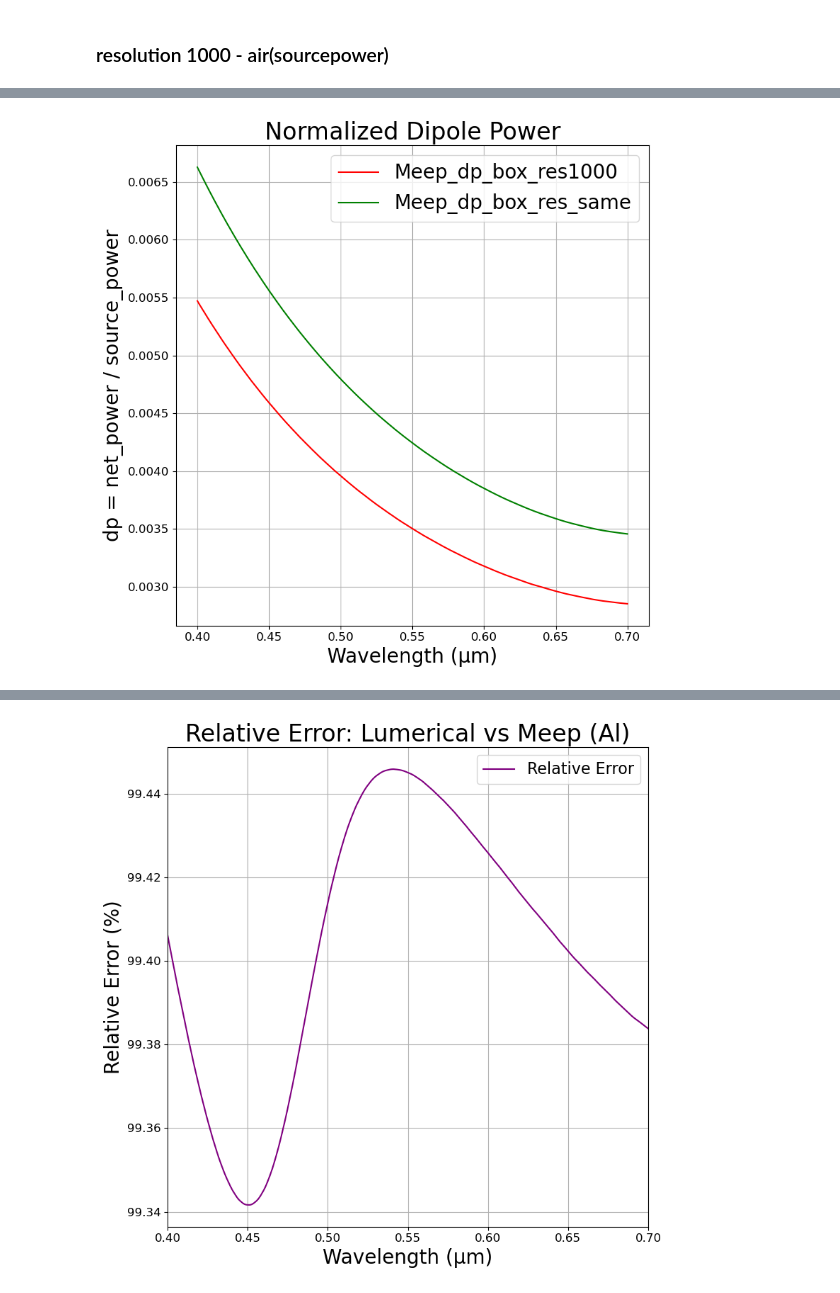
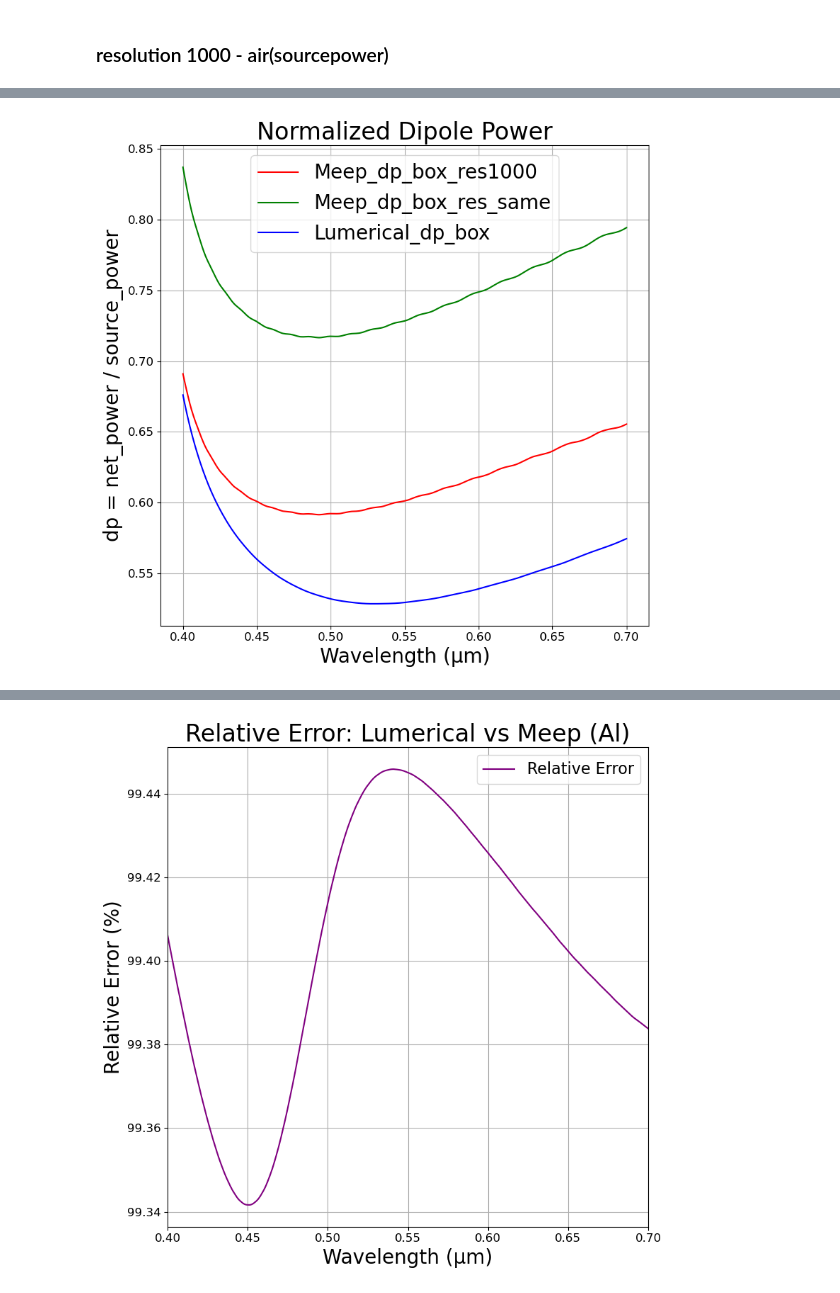
Before and after one commit to M2nion/EIDL, a Jupyter notebook: Tool/Meep/LGD/Meep code/OLED structure/Layer by Layer check/OLED_update_LBL.ipynb, the cells around one changed output, grey strips where cells are left out. Cells and saved outputs as stored; diff of their text form; code cells hidden in the pictures.

```diff
--- a/Tool/Meep/LGD/Meep code/OLED structure/Layer by Layer check/OLED_update_LBL.ipynb
+++ b/Tool/Meep/LGD/Meep code/OLED structure/Layer by Layer check/OLED_update_LBL.ipynb
@@ -184,14 +184,14 @@ sources = [mp.Source(
         component=mp.Ex,
         center=source_center,
         size=mp.Vector3(0,0,0),
-        amplitude = 0.1
+        # amplitude = 0.1
 )]
 # %%
 # === 시뮬레이션 설정 === #
-sim_fitting_Al = mp.Simulation(
+sim_fitting = mp.Simulation(
     cell_size=cell_size,
     boundary_layers=boundary_layers,
-    geometry=geometry_fitting_Al[:1],
+    geometry=geometry_fitting_Al[2:3],
     default_material=mp.Medium(index = 1),
     sources=sources,
     resolution=resolution,
@@ -231,7 +222,7 @@ focus_f_max = 1/focus_lambda_min
 fcen_monitor = 0.5 * (focus_f_min + focus_f_max)
 df_monitor = focus_f_max - focus_f_min
 
-box_power_fitting_Al = sim_fitting_Al.add_flux(
+box_power_fitting = sim_fitting.add_flux(
     fcen_monitor, df_monitor, nfreq,
     mp.FluxRegion(center=source_center - mp.Vector3(offset, 0, 0),
                   size=mp.Vector3(0, flux_size),
@@ -253,8 +244,8 @@ box_power_fitting_Al = sim_fitting_Al.add_flux(
 
 # sim_fitting_Al.run(until_after_sources = mp.stop_when_fields_decayed(1e-5, mp.Ex, source_center, 0), until = 200)
 
-sim_fitting_Al.run(until = 20)
-net_power_fitting_al = mp.get_fluxes(box_power_fitting_Al)
+sim_fitting.run(until = 20)
+net_power_fitting = mp.get_fluxes(box_power_fitting)
 # %% [output]
 -----------
 Initializing structure...
@@ -293,7 +289,7 @@ CSV 파일 저장 완료: sourcepower_res100.csv
 import numpy as np
 from pathlib import Path
 
-csv_path = Path("/home/min/EIDL/Tool/Meep/LGD/Meep code/OLED structure/Layer by Layer check/RESOLUTION/Only_Al.csv")
+csv_path = Path("/home/min/EIDL/Tool/Meep/LGD/Meep code/OLED structure/Layer by Layer check/only_andp.txt")
 
 # CSV 파일 불러오기
 lumerical_data = np.genfromtxt(csv_path, delimiter=",")
@@ -312,40 +308,39 @@ air_1000_data = np.genfromtxt(csv_path, delimiter=",", skip_header=1)
 air_1000 = air_1000_data[:, 1]
 # %%
 # dp_box / sourcepower 정규화
-dp_fitting_al = np.array(net_power_fitting_al) / air_1000
-dp_fitting_al_100 = np.array(net_power_fitting_al) / src_power
+dp_fitting = np.array(net_power_fitting) / air_1000
+dp_fitting_100 = np.array(net_power_fitting) / src_power
 
-wavelengths = 1 / np.array(mp.get_flux_freqs(box_power_fitting_Al))
+wavelengths = 1 / np.array(mp.get_flux_freqs(box_power_fitting))
 
 plt.figure(figsize=(8, 8))
 
 # plot 순서
-plt.plot(wavelengths, dp_fitting_al, label='Meep_dp_box_res1000', color='red')
-plt.plot(wavelengths, dp_fitting_al_100, label='Meep_dp_box_res_same', color='green')
-# plt.plot(wavelengths, lumerical, label='Lumerical_dp_box', color='blue')
-
-# plt.plot(wavelength_sliced_al_nofunc, Al_power_sliced_nofunc, label='Lumerical dp', color='green')
+plt.plot(wavelengths, dp_fitting, label='Meep_dp_box_res1000', color='red')
+plt.plot(wavelengths, dp_fitting_100, label='Meep_dp_box_res_same', color='green')
+plt.plot(wavelengths, lumerical, label='Lumerical_dp_box', color='blue')
+# plt.plot(wavelength_sliced_nofunc, Al_power_sliced_nofunc, label='Lumerical dp', color='green')
 
 
 # 축 레이블 (굵게 + 크기 조정)
 plt.xlabel("Wavelength (μm)", fontsize=20)
 plt.ylabel("dp = net_power / source_power", fontsize=20)
 
 # 제목 (굵게 + 크기 조정)
 plt.title("Normalized Dipole Power", fontsize=24)
 
 # 눈금 폰트 크기 조정
 plt.xticks(fontsize=12)
 plt.yticks(fontsize=12)
 
 # 범례 (폰트 크기 조정 + 굵게)
 plt.legend(fontsize=20, frameon=True,)
 
 # 기타 설정
 plt.grid(True)
 plt.tight_layout()
 # plt.ylim([0, 1.5])
 # plt.xlim([0.4, 0.7])
 plt.show()
 # %% [output]
-[figure, old version]
+[figure, new version]
```
Also changed, not shown: parts of 9 cells of this notebook, 8 other files.
